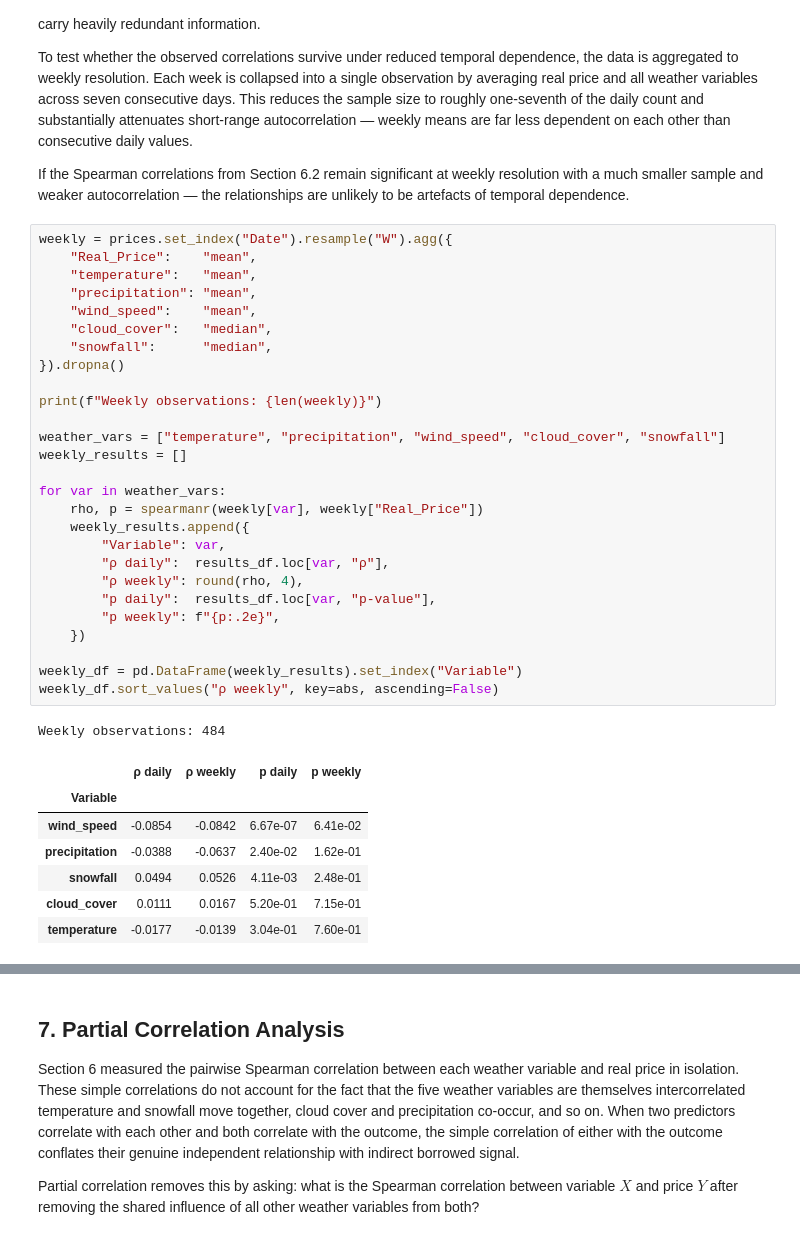
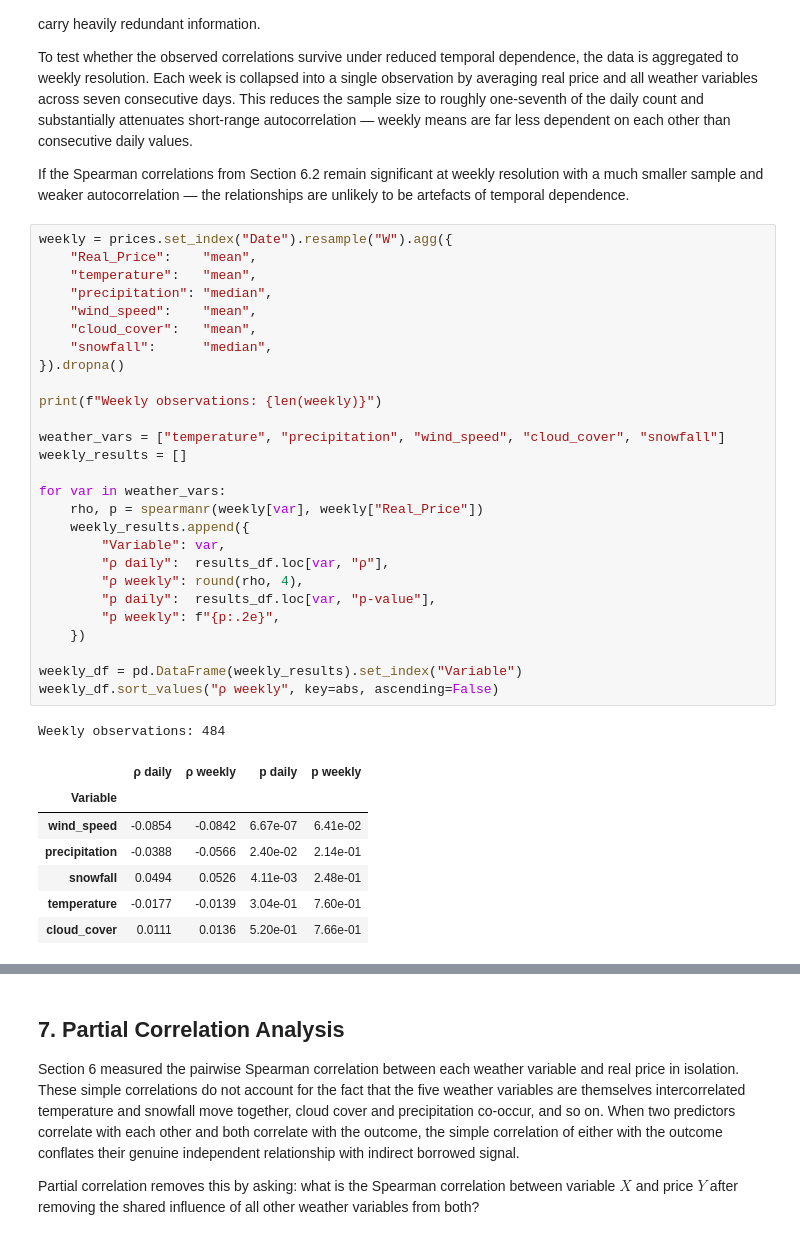
Before and after one commit to AdelinChaushev/Bulgarian-electricity-prices, a Jupyter notebook: BulgarianElectricityPrices.ipynb, the cells around one changed output, grey strips where cells are left out. Saved outputs shown, nothing was run; the diff lists cells and outputs as text.

```diff
--- a/BulgarianElectricityPrices.ipynb
+++ b/BulgarianElectricityPrices.ipynb
@@ -1128,39 +1128,39 @@ If the Spearman correlations from Section 6.2 remain significant at weekly resol
 # %%
 weekly = prices.set_index("Date").resample("W").agg({
     "Real_Price":    "mean",
     "temperature":   "mean",
-    "precipitation": "mean",
+    "precipitation": "median",
     "wind_speed":    "mean",
-    "cloud_cover":   "median",
+    "cloud_cover":   "mean",
     "snowfall":      "median",
 }).dropna()
 
 print(f"Weekly observations: {len(weekly)}")
 
 weather_vars = ["temperature", "precipitation", "wind_speed", "cloud_cover", "snowfall"]
 weekly_results = []
 
 for var in weather_vars:
     rho, p = spearmanr(weekly[var], weekly["Real_Price"])
     weekly_results.append({
         "Variable": var,
         "ρ daily":  results_df.loc[var, "ρ"],
         "ρ weekly": round(rho, 4),
         "p daily":  results_df.loc[var, "p-value"],
         "p weekly": f"{p:.2e}",
     })
 
 weekly_df = pd.DataFrame(weekly_results).set_index("Variable")
 weekly_df.sort_values("ρ weekly", key=abs, ascending=False)
 # %% [output]
 Weekly observations: 484
 |  | ρ daily | ρ weekly | p daily | p weekly |
 | Variable |  |  |  |  |
 | wind_speed | -0.0854 | -0.0842 | 6.67e-07 | 6.41e-02 |
-| precipitation | -0.0388 | -0.0637 | 2.40e-02 | 1.62e-01 |
+| precipitation | -0.0388 | -0.0566 | 2.40e-02 | 2.14e-01 |
 | snowfall | 0.0494 | 0.0526 | 4.11e-03 | 2.48e-01 |
-| cloud_cover | 0.0111 | 0.0167 | 5.20e-01 | 7.15e-01 |
 | temperature | -0.0177 | -0.0139 | 3.04e-01 | 7.60e-01 |
+| cloud_cover | 0.0111 | 0.0136 | 5.20e-01 | 7.66e-01 |
 # %% [markdown]
 #### 6.4.1 Results
 
```
Also changed, not shown: parts of 7 cells of this notebook.
